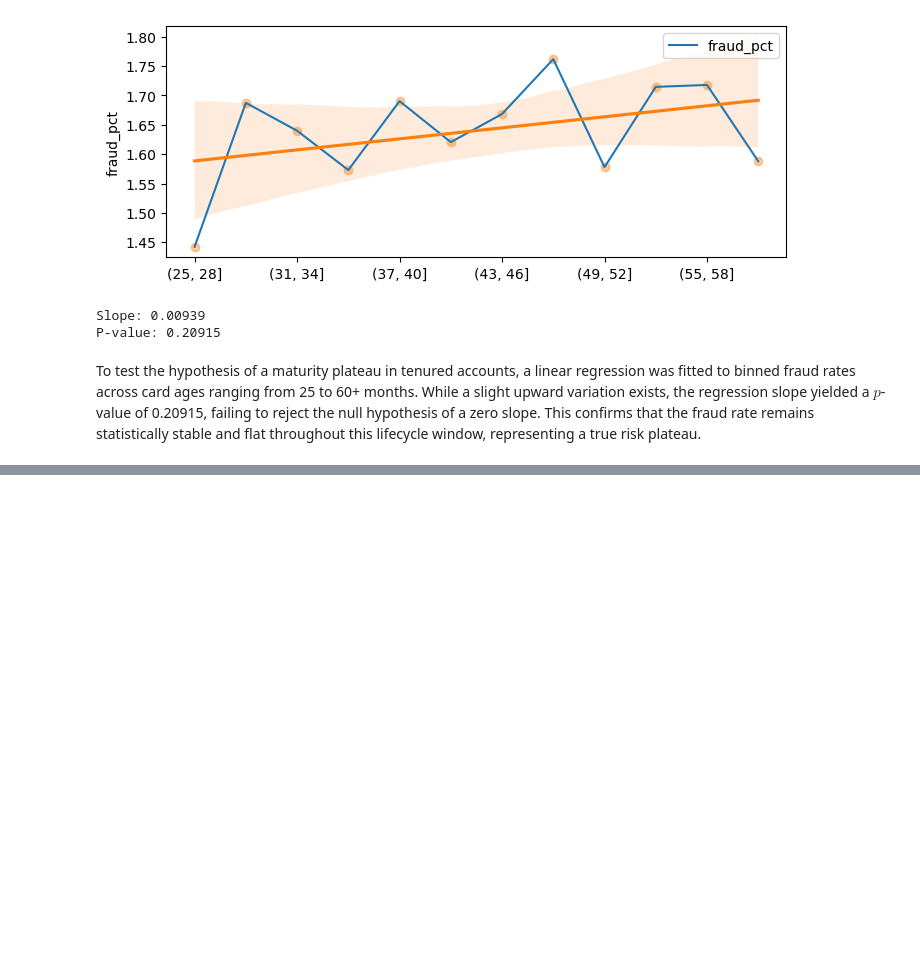
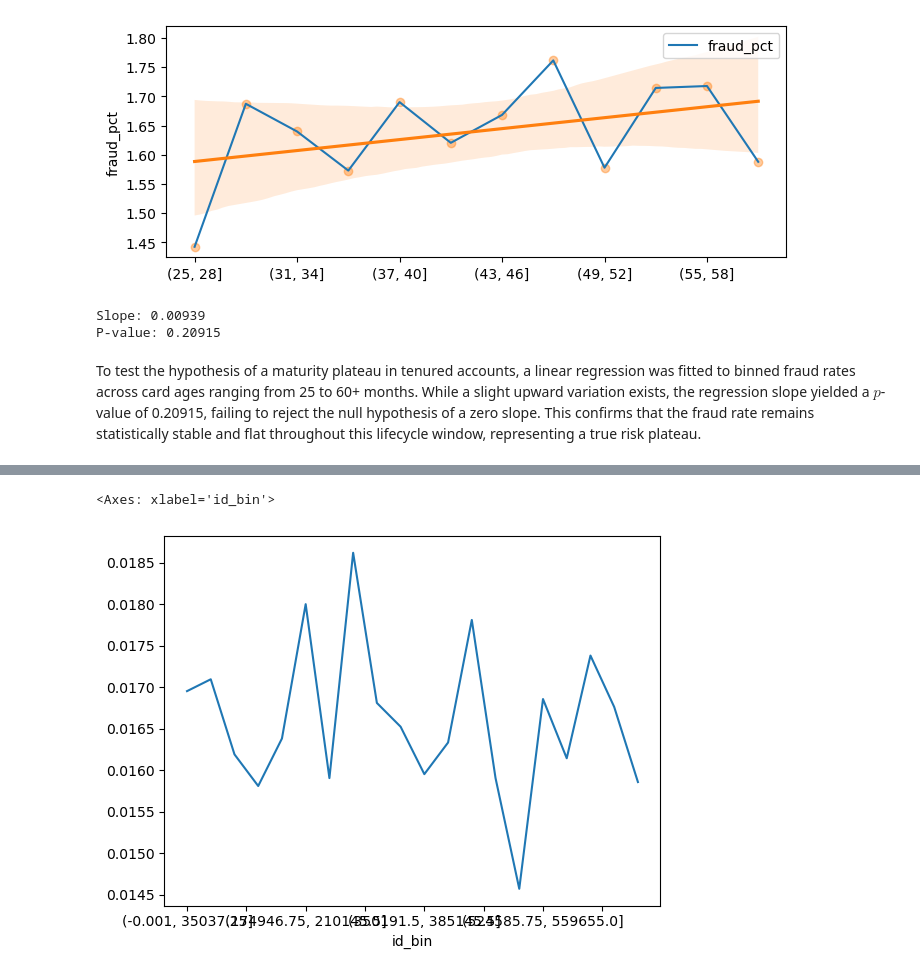
Before and after one commit to ShankTesla/Credit-Card-Fraud-Detection, a Jupyter notebook: notebooks/1.3-gs-exploratory-data-analysis.ipynb, the cells around one changed output, grey strips where cells are left out. Drawn from its saved outputs; the diff is of its cells as text; code cells hidden in the pictures; blank space fills up the shorter version.

```diff
--- a/notebooks/1.3-gs-exploratory-data-analysis.ipynb
+++ b/notebooks/1.3-gs-exploratory-data-analysis.ipynb
@@ -316,0 +418,7 @@ To test the hypothesis of a maturity plateau in tenured accounts, a linear regre
+# %%
+explore = explore.sort_values("id")
+explore["id_bin"] = pd.qcut(explore["id"], q=20, duplicates="drop")
+explore.groupby("id_bin", observed=True)["is_fraud"].mean().plot()
+# %% [output]
+<Axes: xlabel='id_bin'>
+[figure, added]
```
Also changed, not shown: parts of 12 cells of this notebook.
